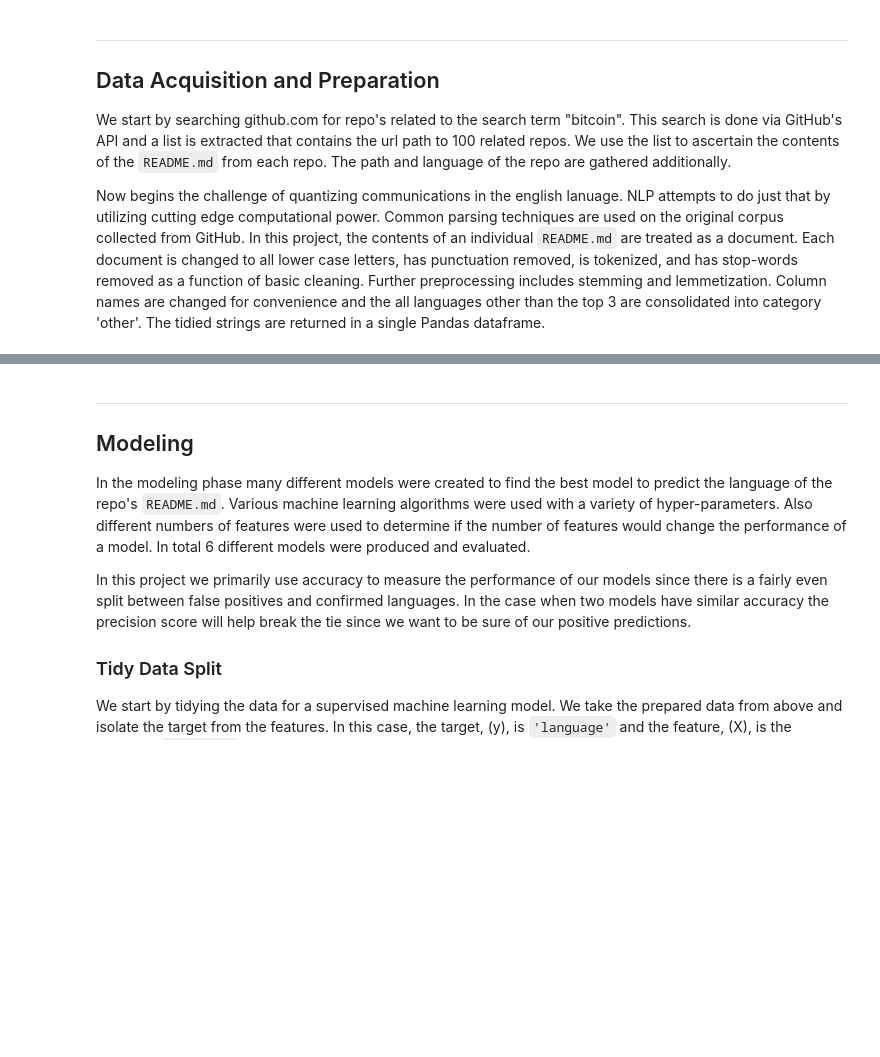
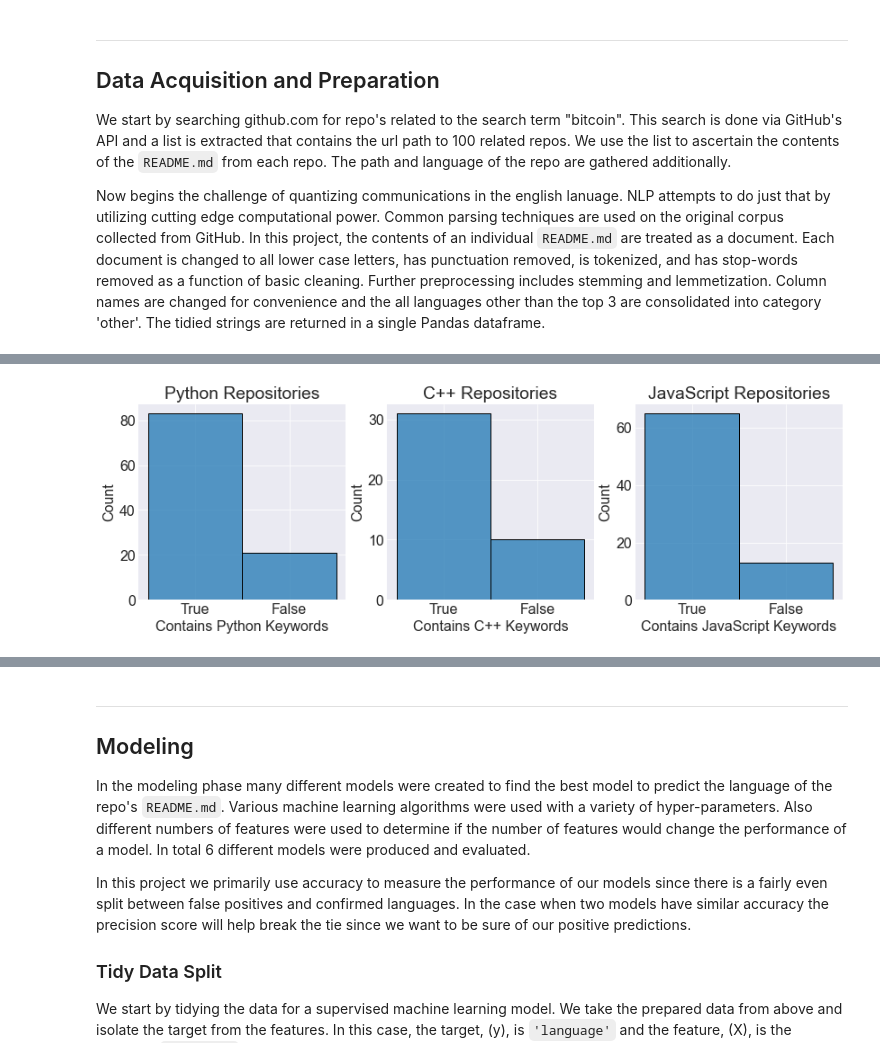
Before and after one commit to Garcia-Hensley-Nichols-NLP-project/GHN-NLP-project, a Jupyter notebook: final_report.ipynb, the cells around one changed output, grey strips where cells are left out. Saved outputs shown, nothing was run; the diff lists cells and outputs as text; code cells hidden in the pictures; blank space fills up the shorter version.

```diff
--- a/final_report.ipynb
+++ b/final_report.ipynb
@@ -111,0 +113,7 @@ plot_most_frequent_words(df)
+# %%
+# Here we'll create plots of the number of READMEs that have language specific keywords for each of the top 3
+# programming languages.
+
+plot_contains_keywords(df)
+# %% [output]
+[figure, added]
```
Also changed, not shown: parts of 12 cells of this notebook, 2 other files.
